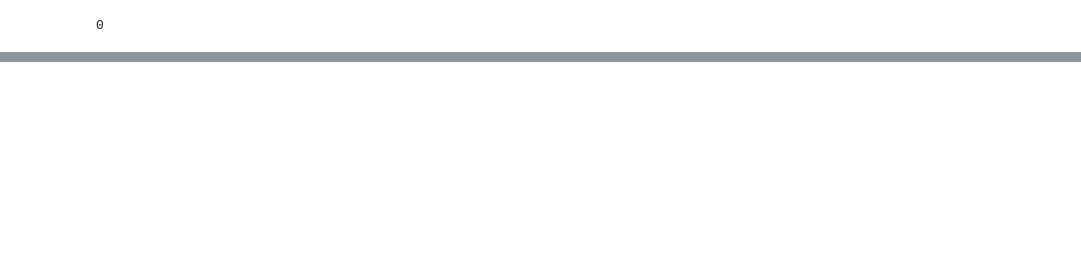
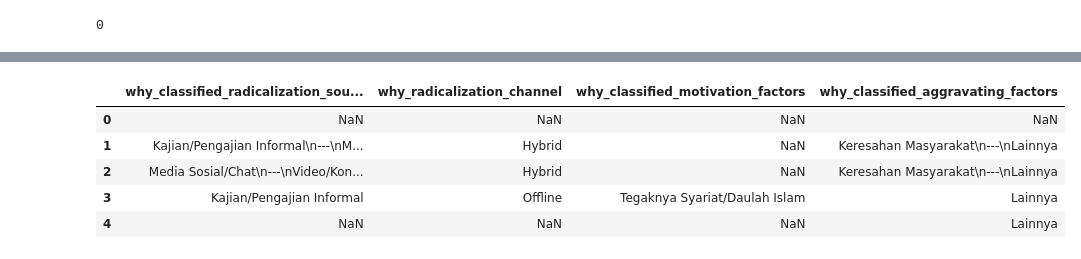
Before and after one commit to FariskaRatna/normalization-putusan, a Jupyter notebook: analysis.ipynb, the cells around one changed output, grey strips where cells are left out. Cells and saved outputs as stored; diff of their text form; code cells hidden in the pictures; blank space fills up the shorter version.

```diff
--- a/analysis.ipynb
+++ b/analysis.ipynb
@@ -325,0 +328,3 @@ print(len(indictment_date))
+# %%
+data = pd.read_excel("rekap_data_terorisme_loc_v8.xlsx")
+data.head()
@@ -325,0 +359,10 @@ print(len(indictment_date))
+# %%
+source = data[["why_classified_radicalization_sources", "why_radicalization_channel", "why_classified_motivation_factors", "why_classified_aggravating_factors"]]
+source.head()
+# %% [output]
+|  | why_classified_radicalization_sou... | why_radicalization_channel | why_classified_motivation_factors | why_classified_aggravating_factors |
+| 0 | NaN | NaN | NaN | NaN |
+| 1 | Kajian/Pengajian Informal\n---\nM... | Hybrid | NaN | Keresahan Masyarakat\n---\nLainnya |
+| 2 | Media Sosial/Chat\n---\nVideo/Kon... | Hybrid | NaN | Keresahan Masyarakat\n---\nLainnya |
+| 3 | Kajian/Pengajian Informal | Offline | Tegaknya Syariat/Daulah Islam | Lainnya |
+| 4 | NaN | NaN | NaN | Lainnya |
```
Also changed, not shown: parts of 5 cells of this notebook, 1 other file.
